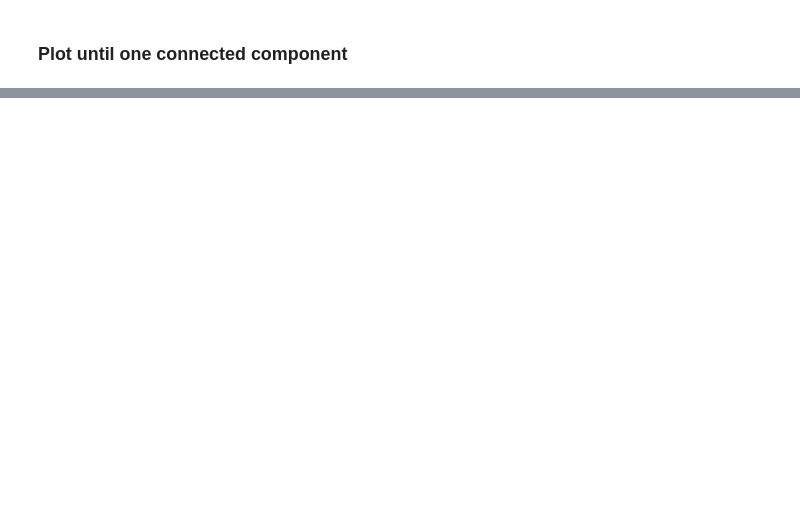
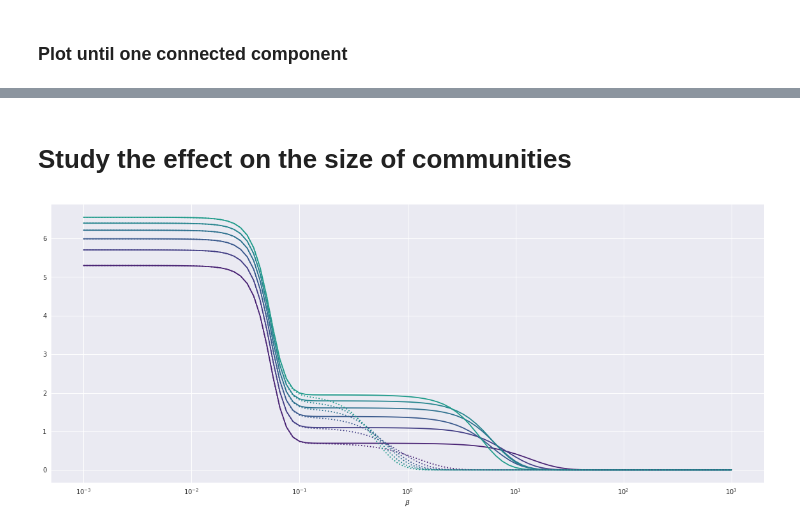
Before and after one commit to CarloNicolini/networkqit, a Jupyter notebook: notebooks/factor_models_thresholding_.ipynb, the cells around one changed output, grey strips where cells are left out. Drawn from its saved outputs; the diff is of its cells as text; code cells hidden in the pictures; blank space fills up the shorter version.

```diff
--- a/notebooks/factor_models_thresholding_.ipynb
+++ b/notebooks/factor_models_thresholding_.ipynb
@@ -487,0 +471,25 @@ print(i_perc,w_perc)
+# %% [markdown]
+# Study the effect on the size of communities
+# %%
+beta_range=np.logspace(-3, 3, 100)
+cmap = sns.color_palette('viridis', 10)
+all_thresh = np.linspace(0,0.25,5)
+plt.figure(figsize=(20,8))
+
+for i,b in enumerate(range(2,8)):
+    G = nx.planted_partition_graph(b,100,1,0.001)
+    A = nx.to_numpy_array(G)
+    L=nq.graph_laplacian(A)
+    plt.semilogx(beta_range,[nq.compute_vonneumann_entropy(L=L,beta=beta) for beta in beta_range],color=cmap[i])
+
+for i,b in enumerate(range(2,8)):
+    G = nx.planted_partition_graph(b,100,1,0.01)
+    A = nx.to_numpy_array(G)
+    L=nq.graph_laplacian(A)
+    plt.semilogx(beta_range,[nq.compute_vonneumann_entropy(L=L,beta=beta) for beta in beta_range],color=cmap[i],linestyle='dotted')
+
+plt.xlabel('$\\beta$')
+#plt.savefig('curve.svg')
+plt.show()
+# %% [output]
+[figure, added]
```
Also changed, not shown: parts of 29 cells of this notebook, 2 other files.
